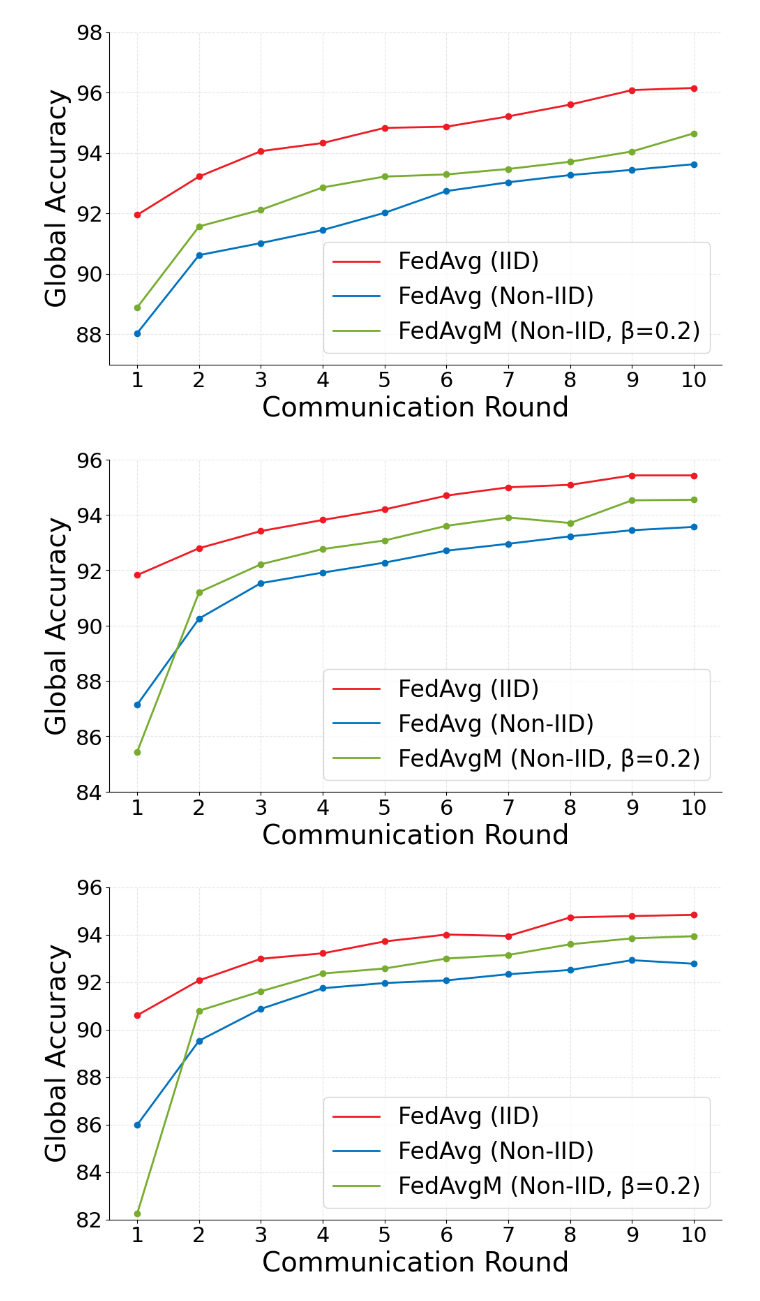
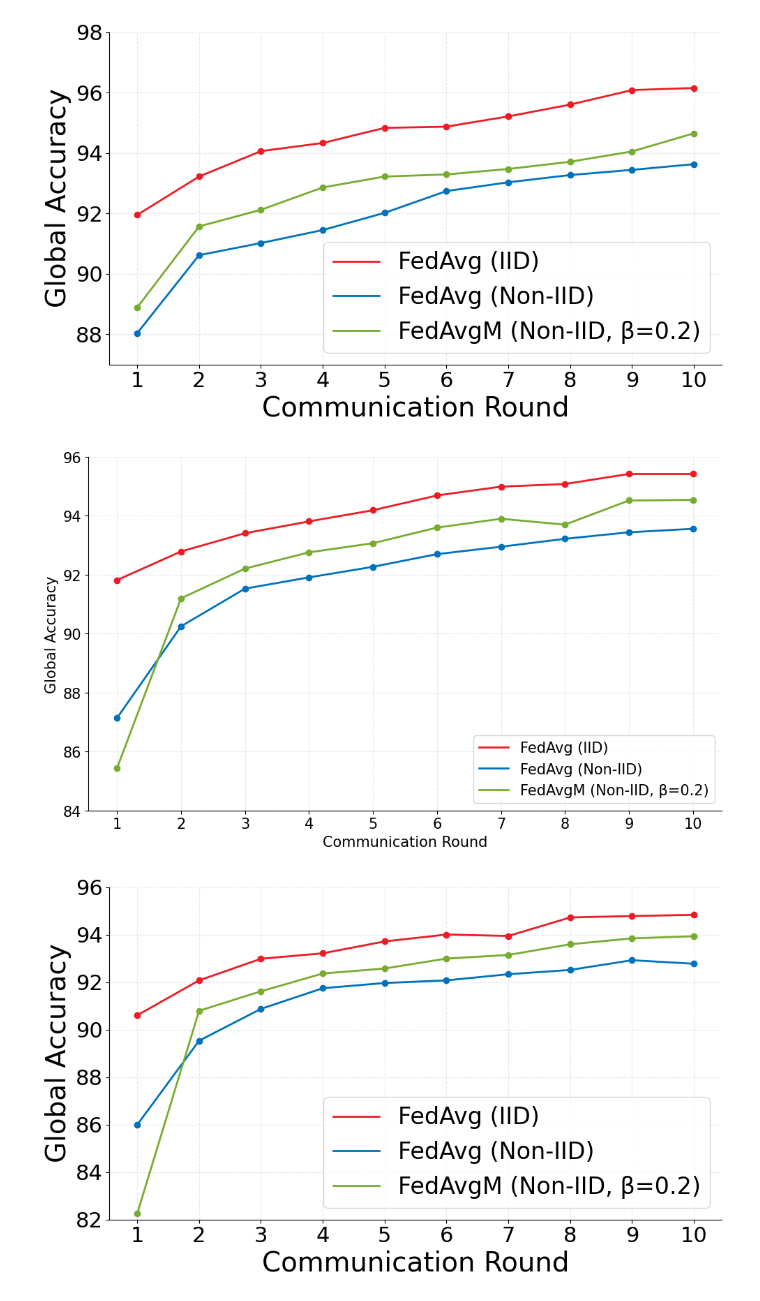
Before and after one commit to BishalChhetri/FL-EVCs-IDS, a Jupyter notebook: EVCs_Data_Analysis.ipynb, the cells around one changed output. Saved outputs shown, nothing was run; the diff lists cells and outputs as text; code cells hidden in the pictures.

```diff
--- a/EVCs_Data_Analysis.ipynb
+++ b/EVCs_Data_Analysis.ipynb
@@ -129,40 +129,40 @@ rounds = np.arange(1, 11)
 
 fig, ax = plt.subplots(figsize=(10, 6), facecolor='white')
 
 for label, accuracies in accuracy_dict.items():
     rounds_np = np.array(rounds)
     accuracies_np = np.array(accuracies)
 
     interpolator = interp1d(rounds_np, accuracies_np, kind='linear')
     rounds_smooth = np.linspace(rounds_np.min(), rounds_np.max(), 100)
     accuracies_smooth = interpolator(rounds_smooth)
 
     ax.plot(rounds_smooth, accuracies_smooth, color=custom_colors[label], label=label, linewidth=2)
 
     ax.plot(rounds_np, accuracies_np, marker='o', linestyle='None', color=custom_colors[label], markersize=6)
 
 # ax.set_title("Global Accuracy per Round (FedAvg vs FedAvgM)", fontsize=13)
 # ax.set_xlabel("Communication Round\n(Experiments with 15 clients, local_epochs = 5 for FedAvg & 1 to 5 for FedAvg(Non-IID) \nand FedAvgM(Non-IID,Momentum(β) = 0.2) , total rounds = 10)", fontsize=12)
-ax.set_xlabel("Communication Round", fontsize=28)
-ax.tick_params(axis='x', labelsize=22)
-ax.tick_params(axis='y', labelsize=22)
+ax.set_xlabel("Communication Round", fontsize=15)
+ax.tick_params(axis='x', labelsize=15)
+ax.tick_params(axis='y', labelsize=15)
 ax.set_xticks(rounds)
 ax.set_ylim(84, 96)
-ax.set_ylabel("Global Accuracy", fontsize=28)
+ax.set_ylabel("Global Accuracy", fontsize=15)
 ax.spines['top'].set_visible(False)
 ax.spines['right'].set_visible(False)
 ax.grid(True, linestyle='--', alpha=0.3)
 ax.legend(
     title="",
-    prop={ 'size': 24},
+    prop={ 'size': 15},
     # title_fontproperties={'weight': 'bold', 'size': 26}
 )
 
 plt.tight_layout()
-plt.savefig("images/client_15_global_accuracy_plot.pdf", format='pdf')
+plt.savefig("images/client_15_global_accuracy_plot.svg", format='svg')
 plt.show()
 # %% [output]
-[figure, old version]
+[figure, new version]
 # %%
 accuracy_dict = {
     'FedAvg (IID)': [90.60, 92.07, 92.98, 93.21, 93.71, 94.00, 93.94, 94.72, 94.78, 94.83],
```
Also changed, not shown: 4 other files.
